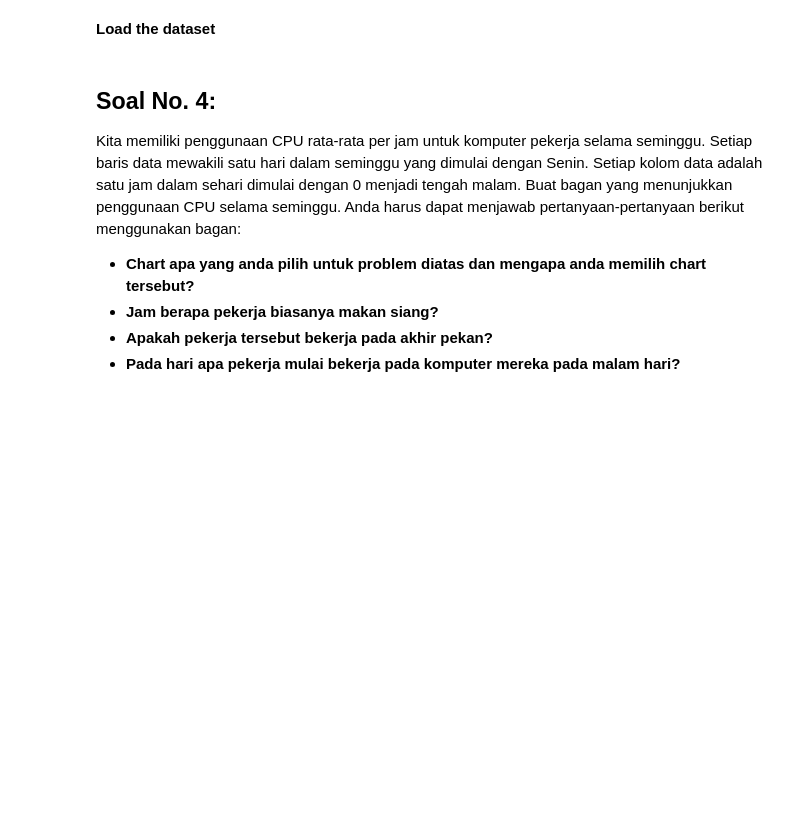
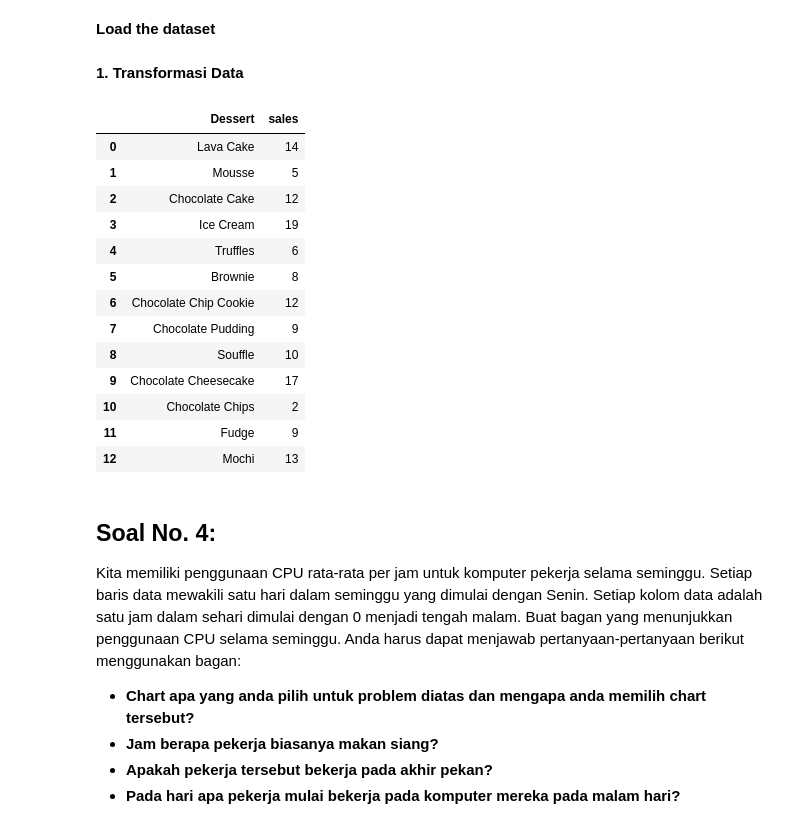
Before and after one commit to notnsas/data-science-application-college-task, a Jupyter notebook: mid_test/UTS_data_science_application_college_subject.ipynb, the cells around one changed output. Drawn from its saved outputs; the diff is of its cells as text; code cells hidden in the pictures; blank space fills up the shorter version.

Commit message:
No. 3: Data Transformation

```diff
--- a/mid_test/UTS_data_science_application_college_subject.ipynb
+++ b/mid_test/UTS_data_science_application_college_subject.ipynb
@@ -255,6 +255,26 @@ dessert_sales = {
  'Fudge': 9,
  'Mochi': 13,
 }
+# %% [markdown]
+**1. Transformasi Data**
+# %%
+dessert_sales_df = pd.DataFrame(list(dessert_sales.items()), columns=['Dessert', 'sales'])
+dessert_sales_df
+# %% [output]
+|  | Dessert | sales |
+| 0 | Lava Cake | 14 |
+| 1 | Mousse | 5 |
+| 2 | Chocolate Cake | 12 |
+| 3 | Ice Cream | 19 |
+| 4 | Truffles | 6 |
+| 5 | Brownie | 8 |
+| 6 | Chocolate Chip Cookie | 12 |
+| 7 | Chocolate Pudding | 9 |
+| 8 | Souffle | 10 |
+| 9 | Chocolate Cheesecake | 17 |
+| 10 | Chocolate Chips | 2 |
+| 11 | Fudge | 9 |
+| 12 | Mochi | 13 |
 # %% [markdown]
 ## **Soal No. 4:**
 
```
